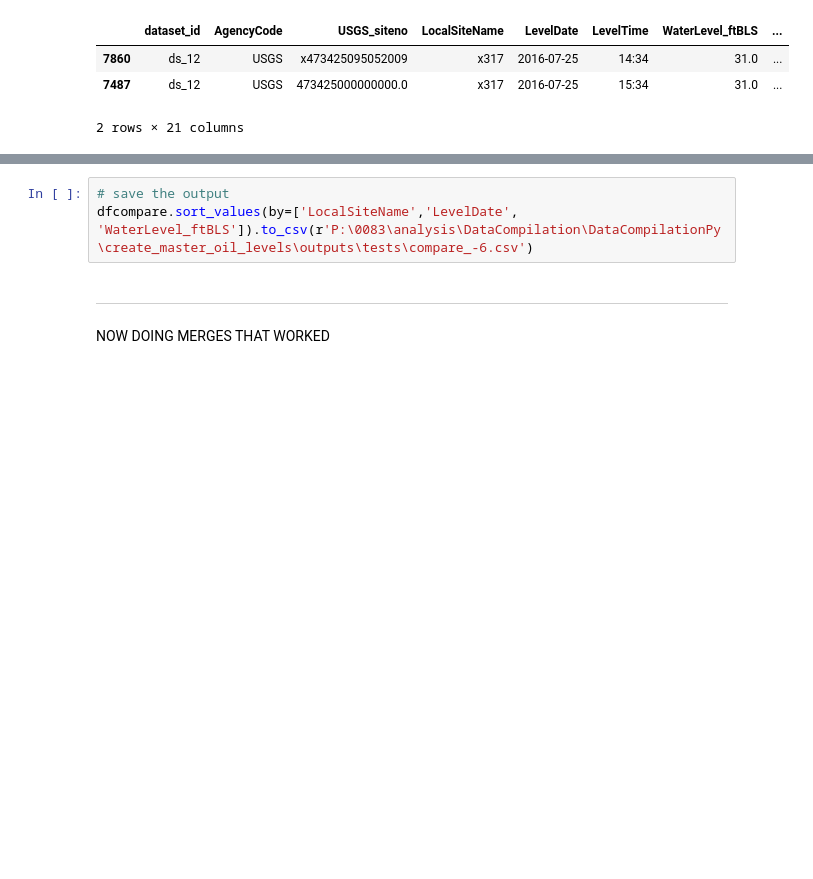
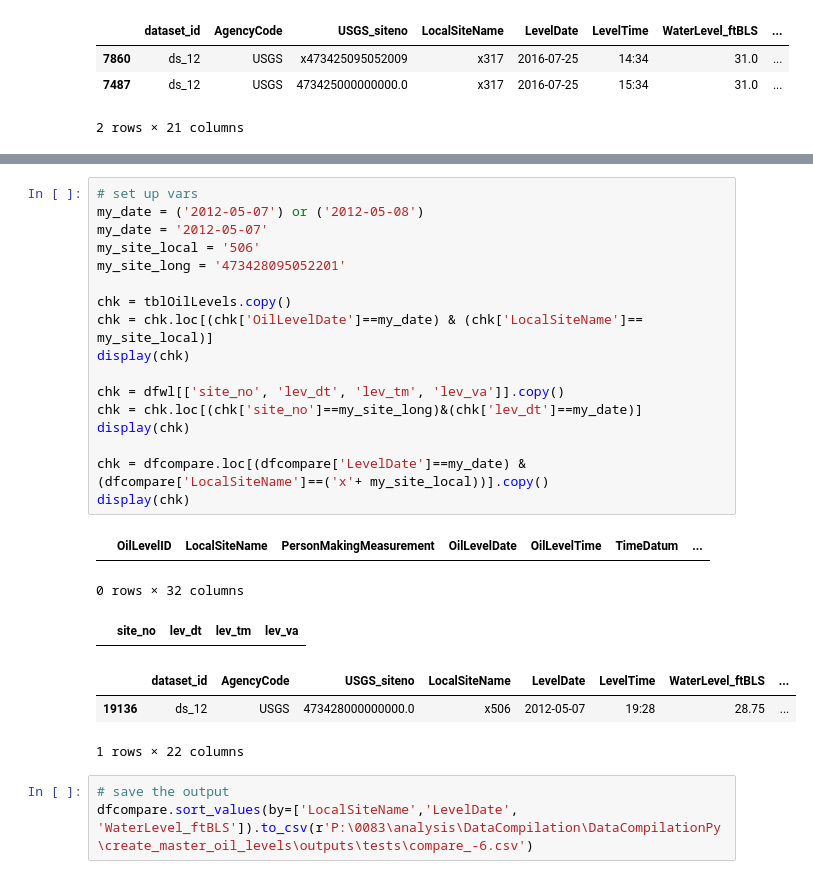
Before and after one commit to BojanMilinic/bemidji, a Jupyter notebook: 03_master_oil_water_level.ipynb, the cells around one changed output, grey strips where cells are left out. Drawn from its saved outputs; the diff is of its cells as text; blank space fills up the shorter version.

```diff
--- a/03_master_oil_water_level.ipynb
+++ b/03_master_oil_water_level.ipynb
@@ -2375,7 +1999,27 @@ display(chk)
+# %%
+# set up vars
+my_date = ('2012-05-07') or ('2012-05-08')
+my_date = '2012-05-07'
+my_site_local = '506'
+my_site_long = '473428095052201'
+
+chk = tblOilLevels.copy()
+chk = chk.loc[(chk['OilLevelDate']==my_date) & (chk['LocalSiteName']== my_site_local)]
+display(chk)
+
+chk = dfwl[['site_no', 'lev_dt', 'lev_tm', 'lev_va']].copy()
+chk = chk.loc[(chk['site_no']==my_site_long)&(chk['lev_dt']==my_date)]
+display(chk)
+
+chk = dfcompare.loc[(dfcompare['LevelDate']==my_date) & (dfcompare['LocalSiteName']==('x'+ my_site_local))].copy()
+display(chk)
+# %% [output]
+|  | OilLevelID | LocalSiteName | PersonMakingMeasurement | OilLevelDate | OilLevelTime | TimeDatum | ... |
+0 rows × 32 columns
+|  | site_no | lev_dt | lev_tm | lev_va |
+|  | dataset_id | AgencyCode | USGS_siteno | LocalSiteName | LevelDate | LevelTime | WaterLevel_ftBLS | ... |
+| 19136 | ds_12 | USGS | 473428000000000.0 | x506 | 2012-05-07 | 19:28 | 28.75 | ... |
+1 rows × 22 columns
 # %%
 # save the output
 dfcompare.sort_values(by=['LocalSiteName','LevelDate', 'WaterLevel_ftBLS']).to_csv(r'P:\0083\analysis\DataCompilation\DataCompilationPy\create_master_oil_levels\outputs\tests\compare_-6.csv')
-# %% [markdown]
----
-
-NOW DOING MERGES THAT WORKED
```
Also changed, not shown: parts of 46 cells of this notebook.
